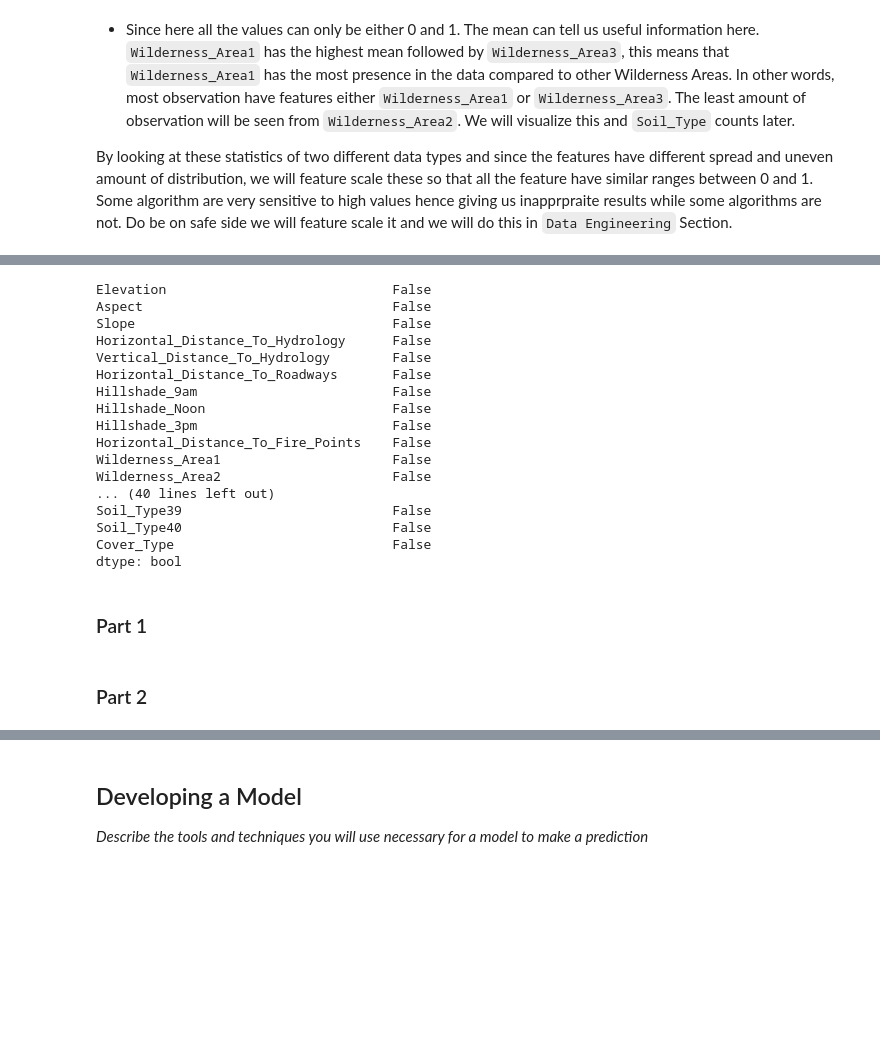
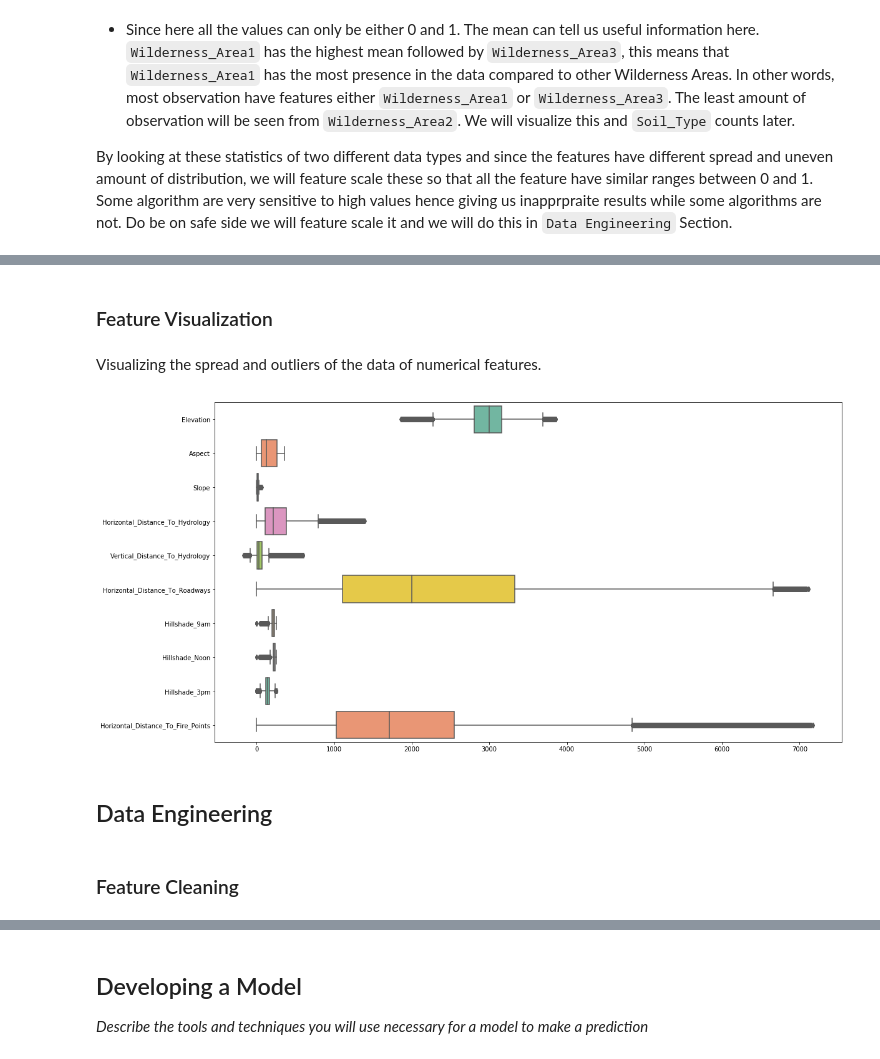
Before and after one commit to JuzerShakir/Forest_Cover-Type, a Jupyter notebook: result.ipynb, the cells around one changed output, grey strips where cells are left out. Drawn from its saved outputs; the diff is of its cells as text; code cells hidden in the pictures; blank space fills up the shorter version.

Commit message:
Visualized box plot

```diff
--- a/result.ipynb
+++ b/result.ipynb
@@ -289,25 +288,26 @@ plt.show()
-# %%
-# exploring null values in features
-(data == 0).all()
-# %% [output]
-Elevation                             False
-Aspect                                False
-Slope                                 False
-Horizontal_Distance_To_Hydrology      False
-Vertical_Distance_To_Hydrology        False
-Horizontal_Distance_To_Roadways       False
-Hillshade_9am                         False
-Hillshade_Noon                        False
-Hillshade_3pm                         False
-Horizontal_Distance_To_Fire_Points    False
-Wilderness_Area1                      False
-Wilderness_Area2                      False
-... (40 lines left out)
-Soil_Type39                           False
-Soil_Type40                           False
-Cover_Type                            False
-dtype: bool
-# %% [markdown]
-### Part 1
-# %% [markdown]
-### Part 2
+# %% [markdown]
+### Feature Visualization
+# %% [markdown]
+Visualizing the spread and outliers of the data of numerical features.
+# %%
+plt = matplotlib.pyplot
+
+# Box and whiskers plot
+
+#Size of the plot
+plt.subplots(figsize=(18, 10))
+
+# Using seaborn to plot it horizontally using 'Set2' palette color
+sns.boxplot(data = num_fea, orient='h', palette='Set2')
+
+# Uncomment below code to visualize where every single data observation of the features lie in the plot
+#sns.swarmplot(data = num_fea)  #WARNING THIS WILL TAKE LOTS OF TIME DEPENDING ON CPU POWER AND RAM YOU HAVE  !!
+
+# display plot
+plt.show()
+# %% [output]
+[figure, added]
+# %% [markdown]
+## Data Engineering
+# %% [markdown]
+### Feature Cleaning
```
Also changed, not shown: parts of 8 cells of this notebook.
